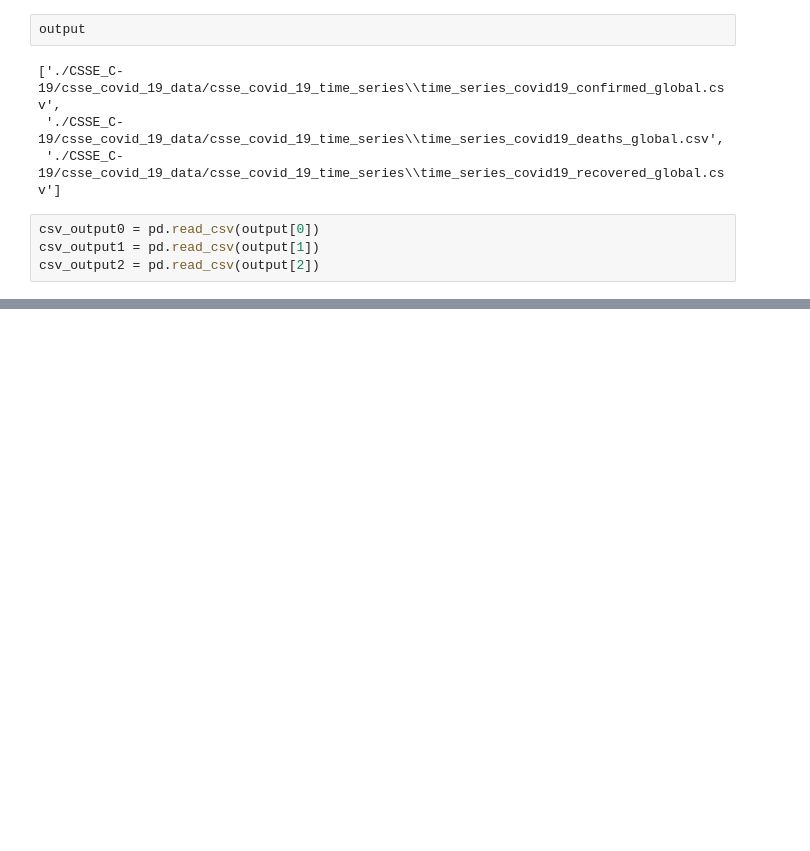
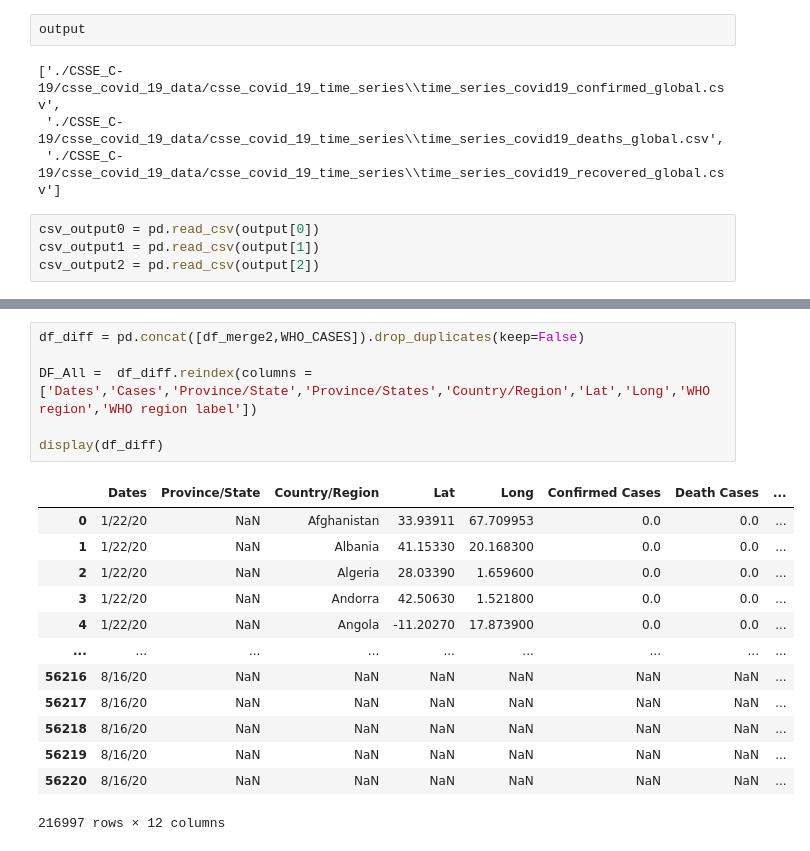
Before and after one commit to jisanos/C19A-COVID-19-Prediction-Algorithm, a Jupyter notebook: CSSE vs WHO.ipynb, the cells around one changed output, grey strips where cells are left out. Saved outputs shown, nothing was run; the diff lists cells and outputs as text; blank space fills up the shorter version.

```diff
--- a/CSSE vs WHO.ipynb
+++ b/CSSE vs WHO.ipynb
@@ -172,0 +152,20 @@ display(DF_All)
+# %%
+df_diff = pd.concat([df_merge2,WHO_CASES]).drop_duplicates(keep=False)
+
+DF_All =  df_diff.reindex(columns = ['Dates','Cases','Province/State','Province/States','Country/Region','Lat','Long','WHO region','WHO region label'])
+
+display(df_diff)
+# %% [output]
+|  | Dates | Province/State | Country/Region | Lat | Long | Confirmed Cases | Death Cases | ... |
+| 0 | 1/22/20 | NaN | Afghanistan | 33.93911 | 67.709953 | 0.0 | 0.0 | ... |
+| 1 | 1/22/20 | NaN | Albania | 41.15330 | 20.168300 | 0.0 | 0.0 | ... |
+| 2 | 1/22/20 | NaN | Algeria | 28.03390 | 1.659600 | 0.0 | 0.0 | ... |
+| 3 | 1/22/20 | NaN | Andorra | 42.50630 | 1.521800 | 0.0 | 0.0 | ... |
+| 4 | 1/22/20 | NaN | Angola | -11.20270 | 17.873900 | 0.0 | 0.0 | ... |
+| ... | ... | ... | ... | ... | ... | ... | ... | ... |
+| 56216 | 8/16/20 | NaN | NaN | NaN | NaN | NaN | NaN | ... |
+| 56217 | 8/16/20 | NaN | NaN | NaN | NaN | NaN | NaN | ... |
+| 56218 | 8/16/20 | NaN | NaN | NaN | NaN | NaN | NaN | ... |
+| 56219 | 8/16/20 | NaN | NaN | NaN | NaN | NaN | NaN | ... |
+| 56220 | 8/16/20 | NaN | NaN | NaN | NaN | NaN | NaN | ... |
+216997 rows × 12 columns
```
Also changed, not shown: parts of 3 cells of this notebook.
